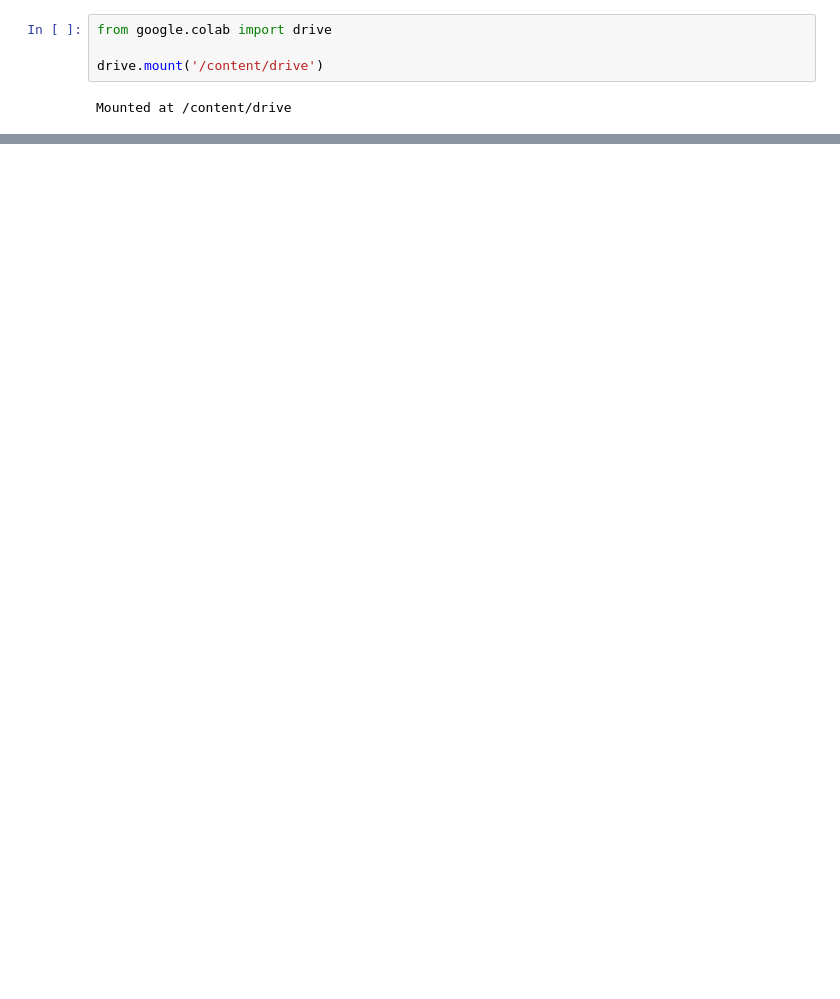
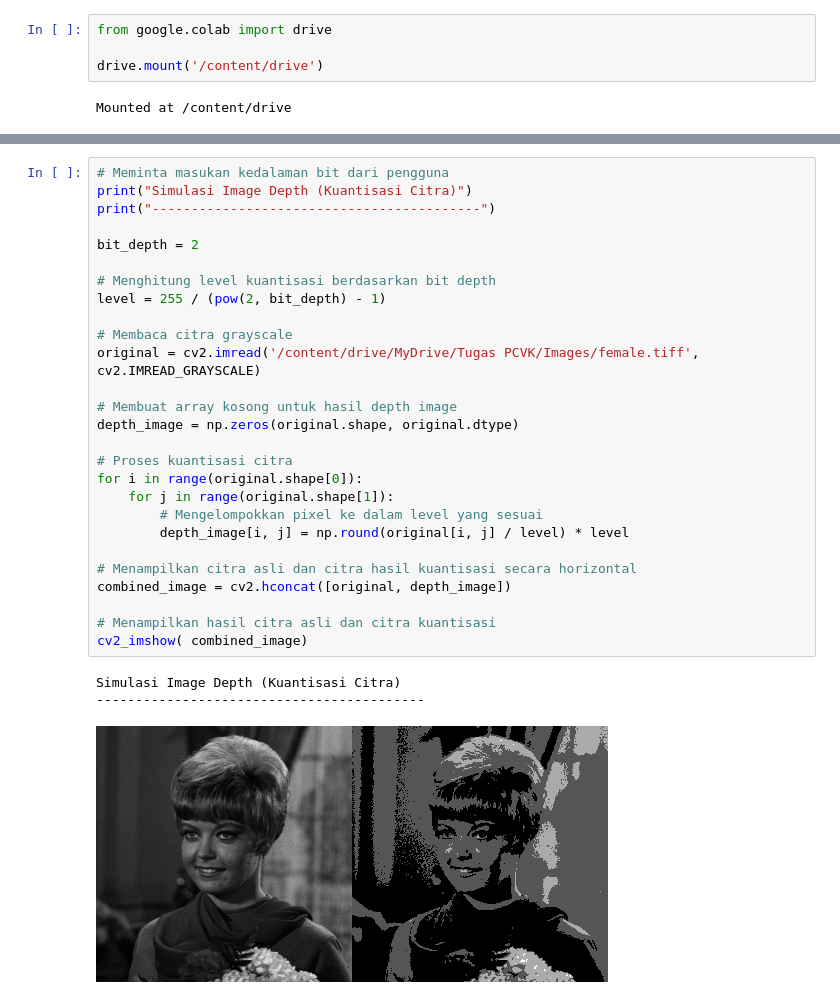
Before and after one commit to ZakiLazuardi987/PCVK_Ganjil_2024, a Jupyter notebook: Week5.ipynb, the cells around one changed output, grey strips where cells are left out. Cells and saved outputs as stored; diff of their text form; blank space fills up the shorter version.

```diff
--- a/Week5.ipynb
+++ b/Week5.ipynb
@@ -44,3 +44,34 @@ cv2_imshow( corrected_image)
 Masukkan nilai Gamma: 3
 [figure]
 [figure]
+# %%
+# Meminta masukan kedalaman bit dari pengguna
+print("Simulasi Image Depth (Kuantisasi Citra)")
+print("------------------------------------------")
+
+bit_depth = 2
+
+# Menghitung level kuantisasi berdasarkan bit depth
+level = 255 / (pow(2, bit_depth) - 1)
+
+# Membaca citra grayscale
+original = cv2.imread('/content/drive/MyDrive/Tugas PCVK/Images/female.tiff', cv2.IMREAD_GRAYSCALE)
+
+# Membuat array kosong untuk hasil depth image
+depth_image = np.zeros(original.shape, original.dtype)
+
+# Proses kuantisasi citra
+for i in range(original.shape[0]):
+    for j in range(original.shape[1]):
+        # Mengelompokkan pixel ke dalam level yang sesuai
+        depth_image[i, j] = np.round(original[i, j] / level) * level
+
+# Menampilkan citra asli dan citra hasil kuantisasi secara horizontal
+combined_image = cv2.hconcat([original, depth_image])
+
+# Menampilkan hasil citra asli dan citra kuantisasi
+cv2_imshow( combined_image)
+# %% [output]
+Simulasi Image Depth (Kuantisasi Citra)
+------------------------------------------
+[figure, added]
```
Also changed, not shown: parts of 4 cells of this notebook.
